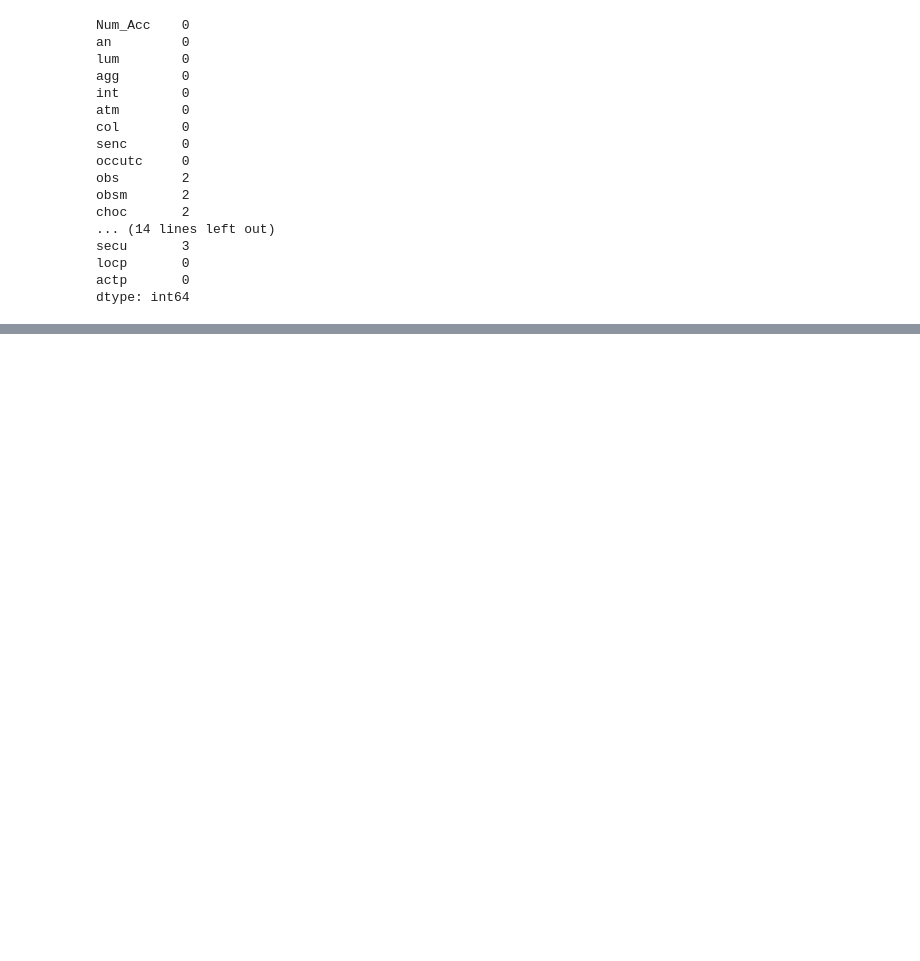
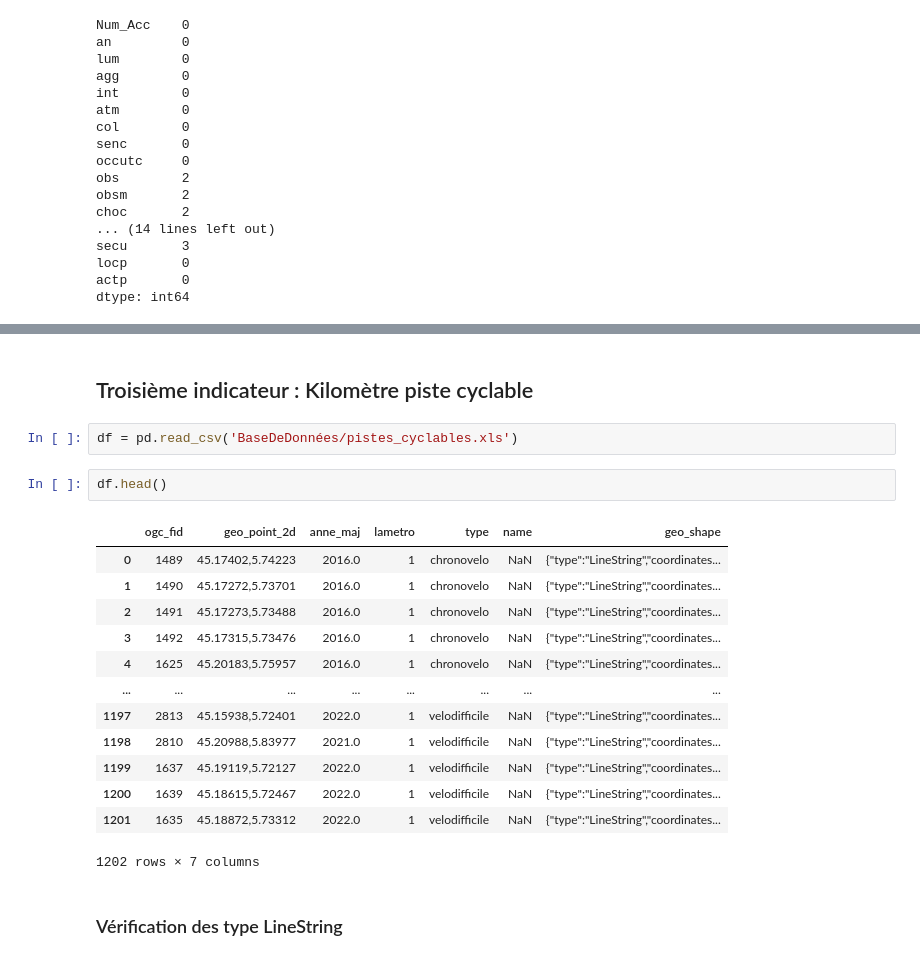
Before and after one commit to Flotauv/Projet_Data_Innovant-, a Jupyter notebook: Projet_FLO.ipynb, the cells around one changed output, grey strips where cells are left out. Saved outputs shown, nothing was run; the diff lists cells and outputs as text; blank space fills up the shorter version.

```diff
--- a/Projet_FLO.ipynb
+++ b/Projet_FLO.ipynb
@@ -282,0 +317,22 @@ dtype: int64
+# %% [markdown]
+## Troisième indicateur : Kilomètre piste cyclable
+# %%
+df = pd.read_csv('BaseDeDonnées/pistes_cyclables.xls')
+# %%
+df.head()
+# %% [output]
+|  | ogc_fid | geo_point_2d | anne_maj | lametro | type | name | geo_shape |
+| 0 | 1489 | 45.17402,5.74223 | 2016.0 | 1 | chronovelo | NaN | {"type":"LineString","coordinates... |
+| 1 | 1490 | 45.17272,5.73701 | 2016.0 | 1 | chronovelo | NaN | {"type":"LineString","coordinates... |
+| 2 | 1491 | 45.17273,5.73488 | 2016.0 | 1 | chronovelo | NaN | {"type":"LineString","coordinates... |
+| 3 | 1492 | 45.17315,5.73476 | 2016.0 | 1 | chronovelo | NaN | {"type":"LineString","coordinates... |
+| 4 | 1625 | 45.20183,5.75957 | 2016.0 | 1 | chronovelo | NaN | {"type":"LineString","coordinates... |
+| ... | ... | ... | ... | ... | ... | ... | ... |
+| 1197 | 2813 | 45.15938,5.72401 | 2022.0 | 1 | velodifficile | NaN | {"type":"LineString","coordinates... |
+| 1198 | 2810 | 45.20988,5.83977 | 2021.0 | 1 | velodifficile | NaN | {"type":"LineString","coordinates... |
+| 1199 | 1637 | 45.19119,5.72127 | 2022.0 | 1 | velodifficile | NaN | {"type":"LineString","coordinates... |
+| 1200 | 1639 | 45.18615,5.72467 | 2022.0 | 1 | velodifficile | NaN | {"type":"LineString","coordinates... |
+| 1201 | 1635 | 45.18872,5.73312 | 2022.0 | 1 | velodifficile | NaN | {"type":"LineString","coordinates... |
+1202 rows × 7 columns
+# %% [markdown]
+### Vérification des type LineString
```
Also changed, not shown: parts of 11 cells of this notebook, 5 other files.
